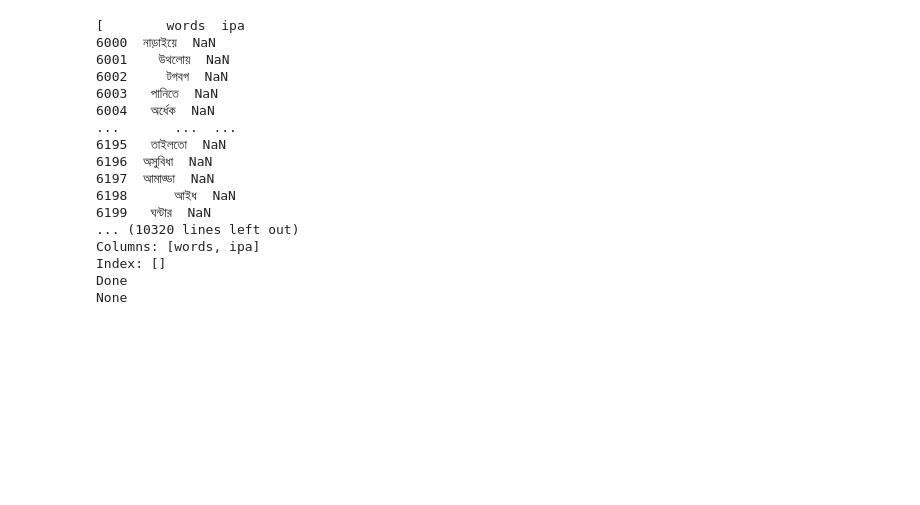
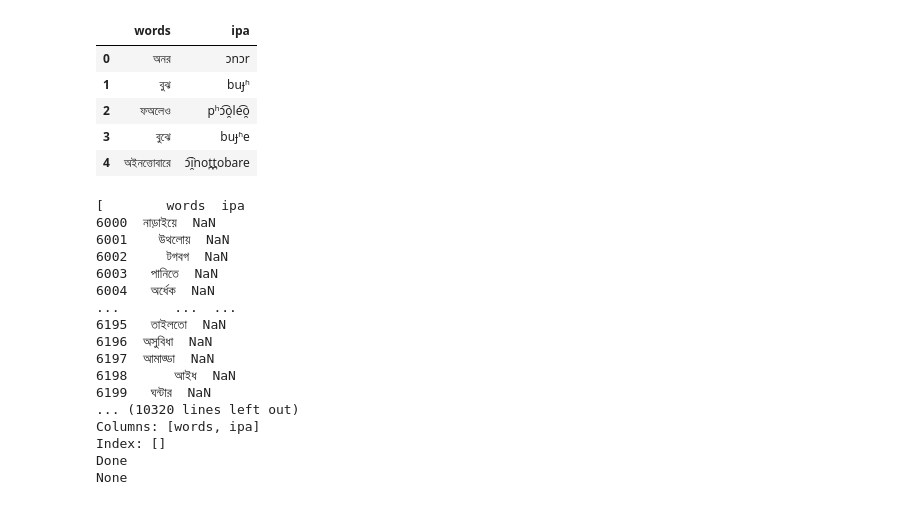
Before and after one commit to Sourav9063/IPA, a Jupyter notebook: IPA_region/IPA_region copy.ipynb, the cells around one changed output. Saved outputs shown, nothing was run; the diff lists cells and outputs as text; code cells hidden in the pictures; blank space fills up the shorter version.

```diff
--- a/IPA_region/IPA_region copy.ipynb
+++ b/IPA_region/IPA_region copy.ipynb
@@ -11,8 +11,9 @@ warnings.filterwarnings('ignore', message='Unverified HTTPS request')
 # %%
 # uploaded = files.upload()
 # df = pd.read_csv(io.BytesIO(uploaded[list(uploaded.keys())[0]]))
-file_name="kishoreganj_ipa"
-df = pd.read_csv(f"{file_name}.csv")
+file_name="zihad_words_chittagong"
+df = pd.read_excel(f"{file_name}.xlsx")
+df['ipa'] = None
 print(df.head())
 print(df.shape)
 # %% [output]
@@ -26,3 +35,12 @@ print(df.shape)
+# %%
+df.head()
+# %% [output]
+|  | words | ipa |
+| 0 | অনর | ɔnɔr |
+| 1 | বুঝ | buɟʱ |
+| 2 | ফঅলেও | pʰɔ͡o̯le͡o̯ |
+| 3 | বুঝে | buɟʱe |
+| 4 | অইনত্তোবারে | ɔ͡i̯not̪t̪obare |
 # %%
 def subset_worker_words(subset):
   print(subset)
```
Also changed, not shown: parts of 3 cells of this notebook, 6 other files.
